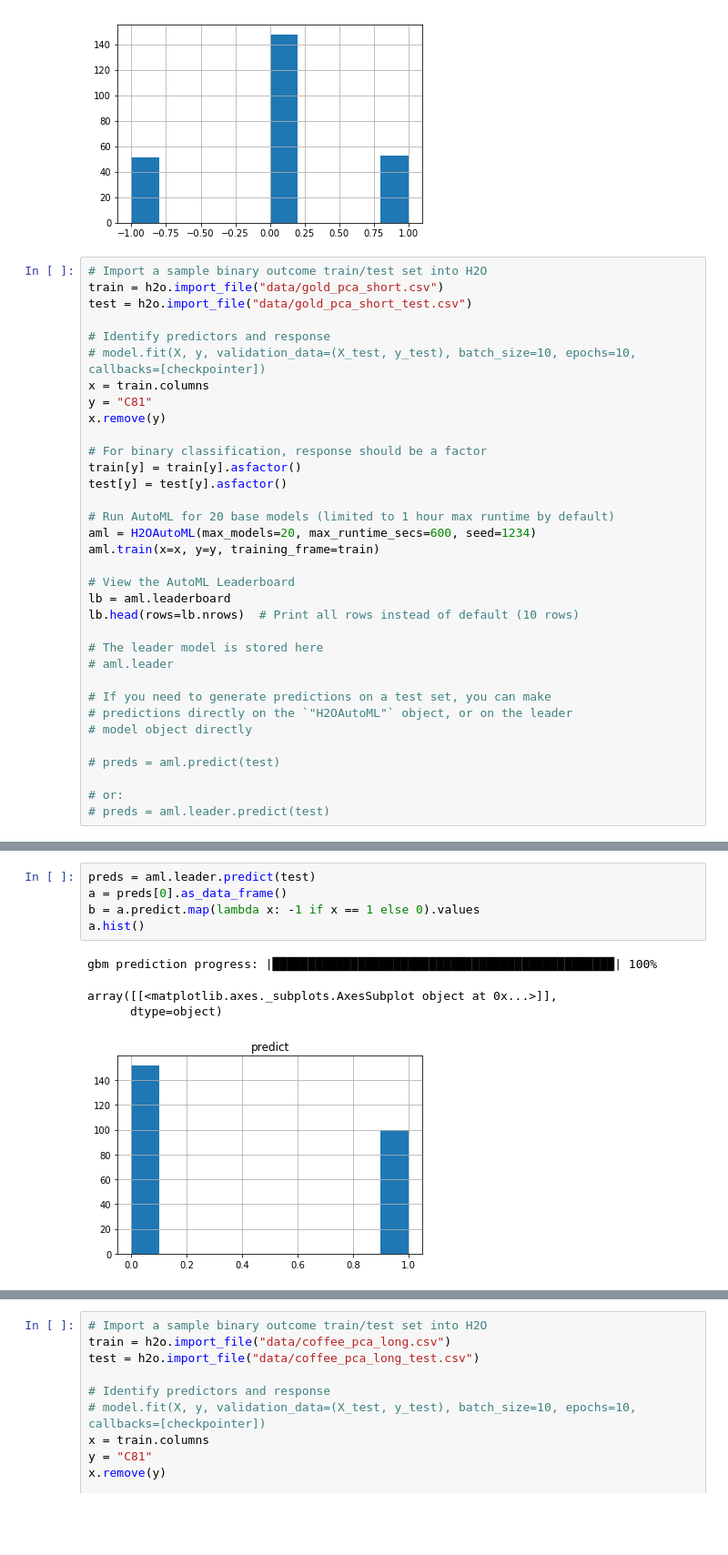
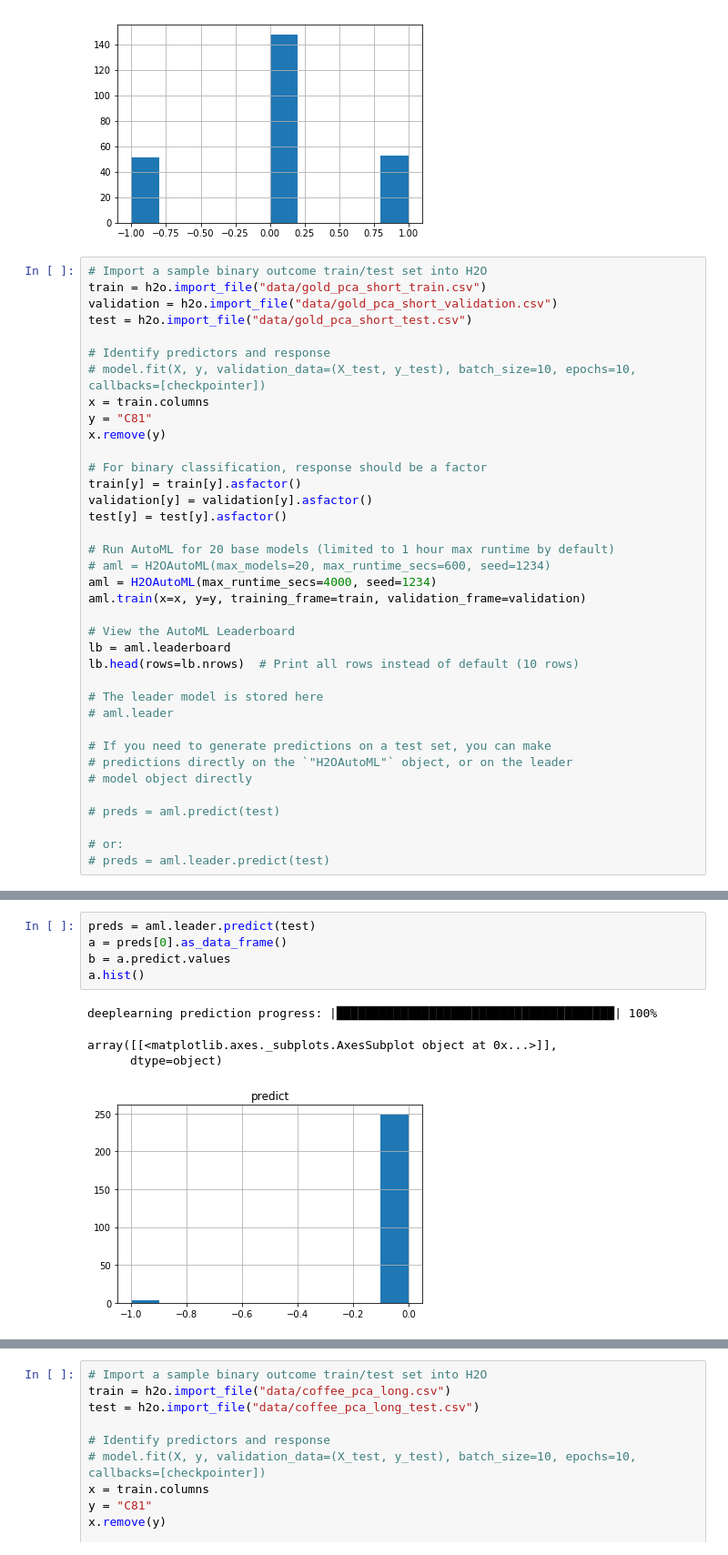
Before and after one commit to IzidoroBaltazar/MachineLearningEngineer, a Jupyter notebook: capstone_project/trading_project.ipynb, the cells around one changed output, grey strips where cells are left out. Shown at 91% size. Drawn from its saved outputs; the diff is of its cells as text; blank space fills up the shorter version.

```diff
--- a/capstone_project/trading_project.ipynb
+++ b/capstone_project/trading_project.ipynb
@@ -985,7 +998,8 @@ df['label'].hist()
 [figure]
 # %%
 # Import a sample binary outcome train/test set into H2O
-train = h2o.import_file("data/gold_pca_short.csv")
+train = h2o.import_file("data/gold_pca_short_train.csv")
+validation = h2o.import_file("data/gold_pca_short_validation.csv")
 test = h2o.import_file("data/gold_pca_short_test.csv")
 
 # Identify predictors and response
@@ -996,11 +1010,13 @@ x.remove(y)
 
 # For binary classification, response should be a factor
 train[y] = train[y].asfactor()
+validation[y] = validation[y].asfactor()
 test[y] = test[y].asfactor()
 
 # Run AutoML for 20 base models (limited to 1 hour max runtime by default)
-aml = H2OAutoML(max_models=20, max_runtime_secs=600, seed=1234)
-aml.train(x=x, y=y, training_frame=train)
+# aml = H2OAutoML(max_models=20, max_runtime_secs=600, seed=1234)
+aml = H2OAutoML(max_runtime_secs=4000, seed=1234)
+aml.train(x=x, y=y, training_frame=train, validation_frame=validation)
 
 # View the AutoML Leaderboard
 lb = aml.leaderboard
@@ -1041,13 +1058,13 @@ AutoML progress: |████████████████████
 # %%
 preds = aml.leader.predict(test)
 a = preds[0].as_data_frame()
-b = a.predict.map(lambda x: -1 if x == 1 else 0).values
+b = a.predict.values
 a.hist()
 # %% [output]
-gbm prediction progress: |████████████████████████████████████████████████| 100%
+deeplearning prediction progress: |███████████████████████████████████████| 100%
 array([[<matplotlib.axes._subplots.AxesSubplot object at 0x...>]],
       dtype=object)
-[figure, old version]
+[figure, new version]
 # %%
 gold_account = get_account(b, gold_gains.loc[gold_gains.index > validate_date], gold_label_validate, stop_loss_long=1000, stop_loss_short=800)
 # %% [output]
```
Also changed, not shown: parts of 26 cells of this notebook, 29 other files.
